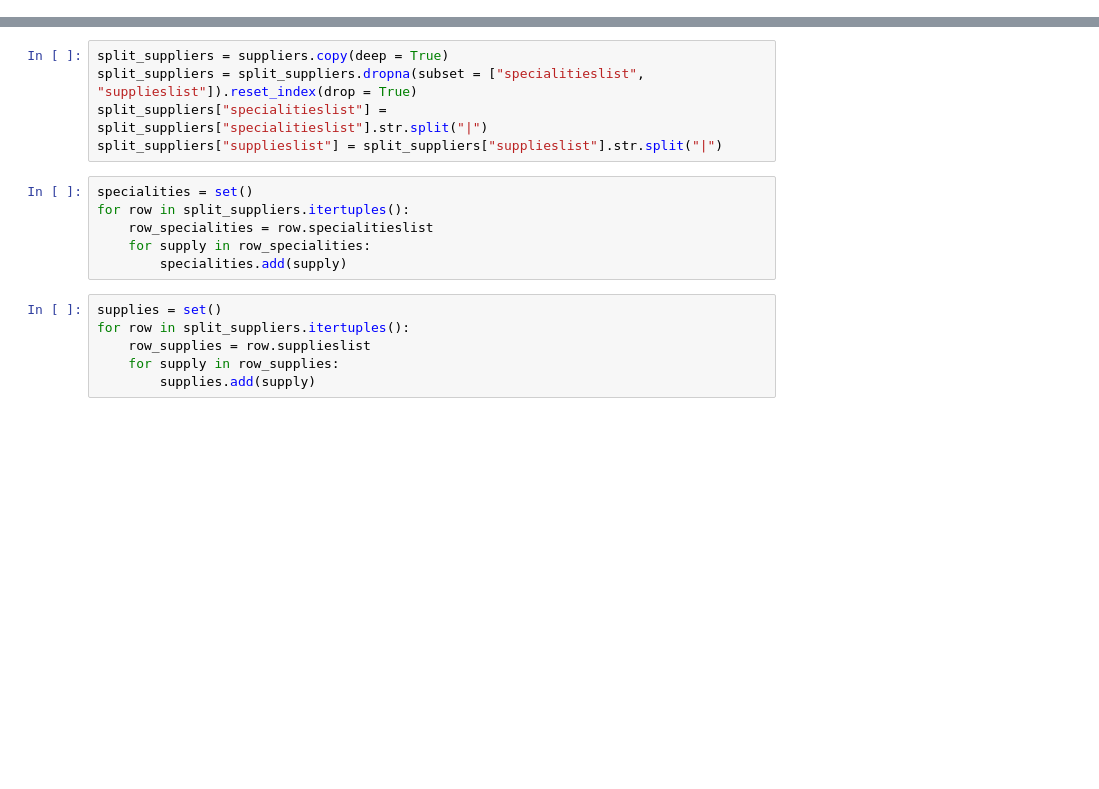
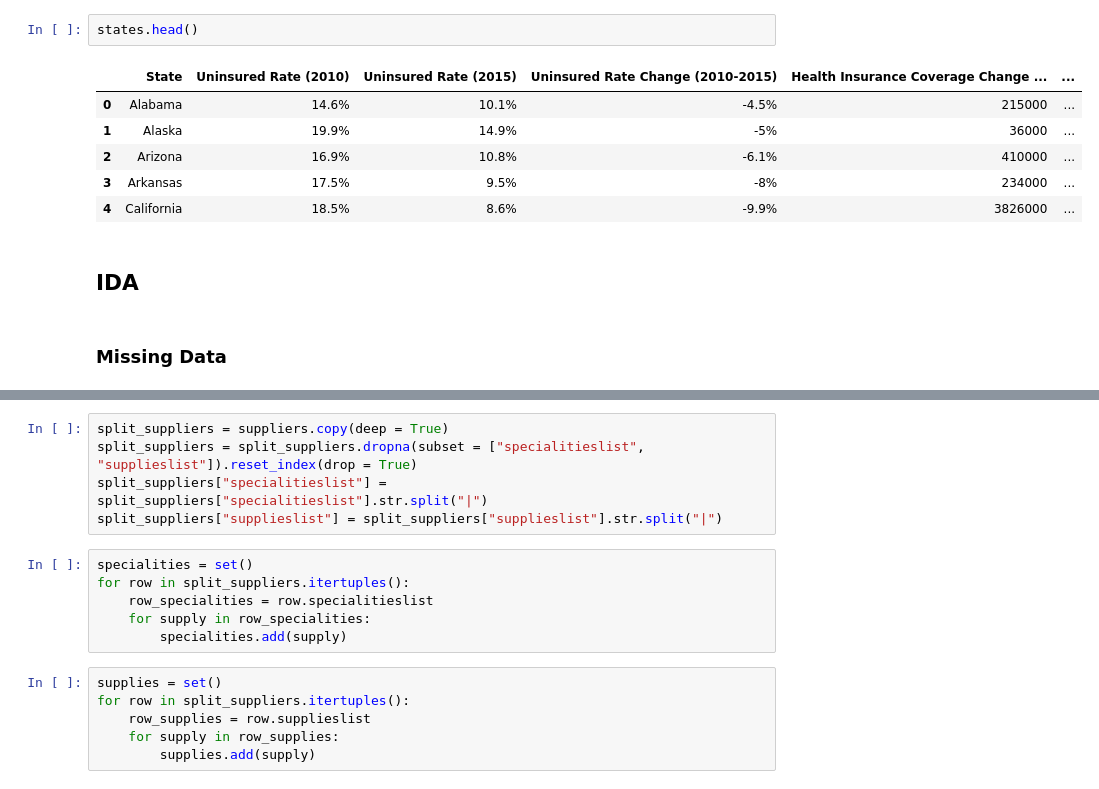
Before and after one commit to ethanduk03/dme_map, a Jupyter notebook: midterm.ipynb, the cells around one changed output, grey strips where cells are left out. Saved outputs shown, nothing was run; the diff lists cells and outputs as text; blank space fills up the shorter version.

```diff
--- a/midterm.ipynb
+++ b/midterm.ipynb
@@ -22,0 +24,13 @@ states.loc[missing_row_indices,]
+# %%
+states.head()
+# %% [output]
+|  | State | Uninsured Rate (2010) | Uninsured Rate (2015) | Uninsured Rate Change (2010-2015) | Health Insurance Coverage Change ... | ... |
+| 0 | Alabama | 14.6% | 10.1% | -4.5% | 215000 | ... |
+| 1 | Alaska | 19.9% | 14.9% | -5% | 36000 | ... |
+| 2 | Arizona | 16.9% | 10.8% | -6.1% | 410000 | ... |
+| 3 | Arkansas | 17.5% | 9.5% | -8% | 234000 | ... |
+| 4 | California | 18.5% | 8.6% | -9.9% | 3826000 | ... |
+# %% [markdown]
+## IDA
+# %% [markdown]
+### Missing Data
```
Also changed, not shown: parts of 14 cells of this notebook, 6 other files.
